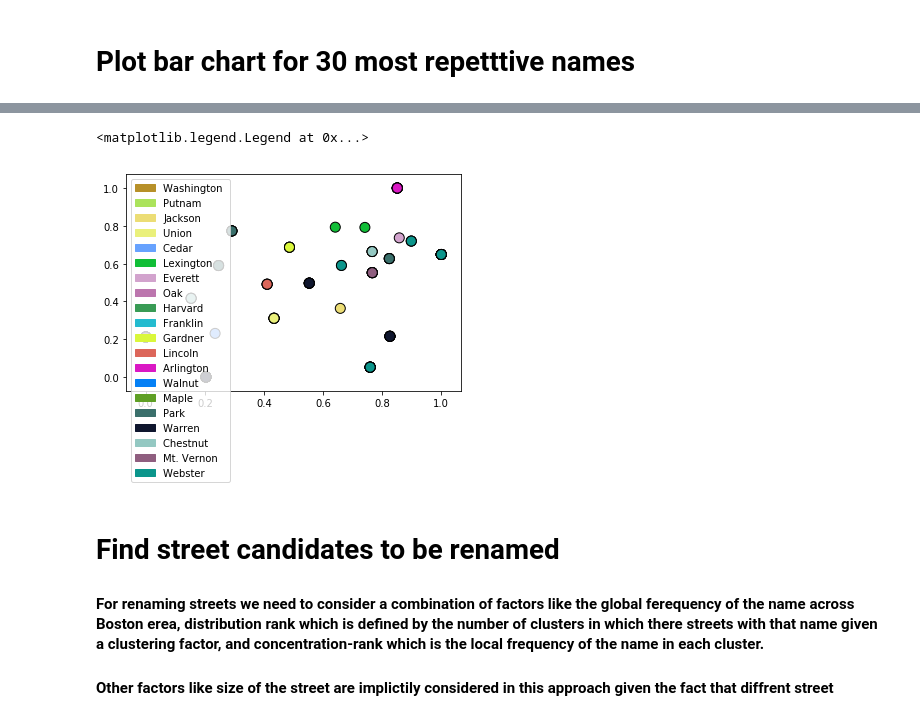
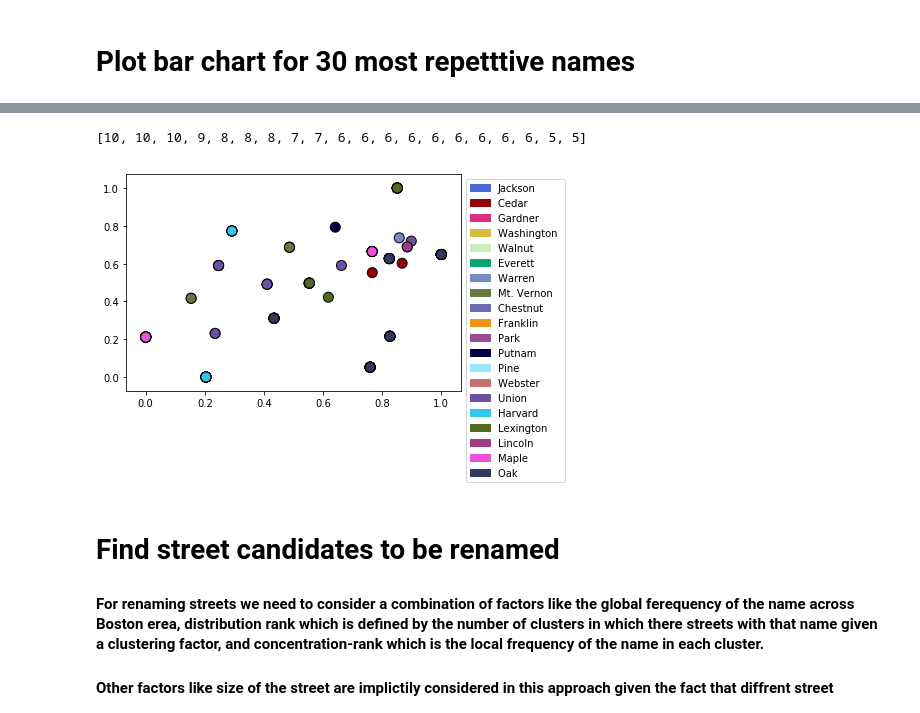
Before and after one commit to asadeg02/506-project, a Jupyter notebook: Untitled.ipynb, the cells around one changed output, grey strips where cells are left out. Saved outputs shown, nothing was run; the diff lists cells and outputs as text; code cells hidden in the pictures.

```diff
--- a/Untitled.ipynb
+++ b/Untitled.ipynb
@@ -209,7 +207,7 @@ import matplotlib.patches as mpatches
 import matplotlib.pyplot as plt
 import matplotlib
 import seaborn as sns
-
+import warnings
 
 #plt.style.use('ggplot')
 min_max_scaler = preprocessing.MinMaxScaler()
@@ -225,7 +223,7 @@ def create_patches(colors, real_labels):
         patches.append(patch)
     return patches
 
-data = main_df_merged_with_geo[['LAT','LNG','gender','gender2','rank']]
+data = main_df_merged_with_geo[['LAT','LNG','gender','rank']]
 data['LAT'] = min_max_scaler.fit_transform(data['LAT'].values.reshape(-1,1))
 data['LNG'] = min_max_scaler.fit_transform(data['LNG'].values.reshape(-1,1))
 
@@ -302,9 +273,0 @@ groupedByStreetNames = groupedByStreetNames.merge(df, left_on='street-name', rig
-# %%
-df['gender2'].value_counts().plot(kind='bar')
-
-def get_counts_for_gender(df):
-    groupedByGender = df.groupby(['gender2'], sort=False)['count'].sum().to_frame()
-    return groupedByGender.to_dict()
-
-df['count'] = 1
-pprint.pprint(get_counts_for_gender(df), width=1)
@@ -379,40 +340,44 @@ top_male_names
 # %%
 import random
 number_of_colors = 20
 
 colors = ["#"+''.join([random.choice('0123456789ABCDEF') for j in range(6)])
              for i in range(number_of_colors)]
 
-top_hundred_names = groupedByStreetNames.head(20)
-top_hundred_names.rename_axis("street-name")
+top_twenty_names = groupedByStreetNames.head(20)
+top_twenty_names.rename_axis("street-name")
 
 label_map = {}
+size_ranks = []
+frequency = []
 label = 0
-for index, row in top_hundred_names.iterrows():
+for index, row in top_twenty_names.iterrows():
     row_name_splited = row.name.split(',')
     label_map[row_name_splited[0]]= label
+    size_ranks.append(main_df_merged_with_geo[main_df_merged_with_geo['street-name'] == row.name])
+    frequency.append(row['count'])
     label += 1
 
 '''labels = []
 for i in range(0,241):
     labels.append(i)
 '''
-top_hundred_names = top_hundred_names.merge(main_df_merged_with_geo, left_on='street-name', right_on='street-name')
-top_hundred_names['LAT'] = min_max_scaler.fit_transform(top_hundred_names['LAT'].values.reshape(-1,1))
-top_hundred_names['LNG'] = min_max_scaler.fit_transform(top_hundred_names['LNG'].values.reshape(-1,1))
+top_twenty_names = top_twenty_names.merge(main_df_merged_with_geo, left_on='street-name', right_on='street-name')
+top_twenty_names['LAT'] = min_max_scaler.fit_transform(top_twenty_names['LAT'].values.reshape(-1,1))
+top_twenty_names['LNG'] = min_max_scaler.fit_transform(top_twenty_names['LNG'].values.reshape(-1,1))
 
 labels = []
-for index, row in top_hundred_names.iterrows():
+for index, row in top_twenty_names.iterrows():
      labels.append(label_map[row['street-name']])
 
-#print(label_map)
+
 fig, ax = plt.subplots()
-scatter_plt = ax.scatter(top_hundred_names['LAT'], top_hundred_names['LNG'], c=labels,cmap=matplotlib.colors.ListedColormap(colors), edgecolor = 'black', s=100)
-plt.legend(handles=create_patches(colors, list(set(top_hundred_names['street-name']))), loc=2)
-#top_hundred_names
+scatter_plt = ax.scatter(top_twenty_names['LAT'], top_twenty_names['LNG'], c=labels,cmap=matplotlib.colors.ListedColormap(colors), s=100, edgecolor = 'black')
+plt.legend(handles=create_patches(colors, list(set(top_twenty_names['street-name']))), loc=2, bbox_to_anchor=(1, 1))
+print(frequency)
 # %% [output]
-<matplotlib.legend.Legend at 0x...>
+[10, 10, 10, 9, 8, 8, 8, 7, 7, 6, 6, 6, 6, 6, 6, 6, 6, 6, 5, 5]
-[figure, old version]
+[figure, new version]
 # %% [markdown]
 # Find street candidates to be renamed
 #### For renaming streets we need to consider a combination of factors like the global ferequency of the name across Boston erea, distribution rank which is defined by the number of clusters in which there streets with that name given a clustering factor, and concentration-rank which is the local frequency of the name in each cluster.
```
Also changed, not shown: parts of 17 cells of this notebook, 6 other files.
